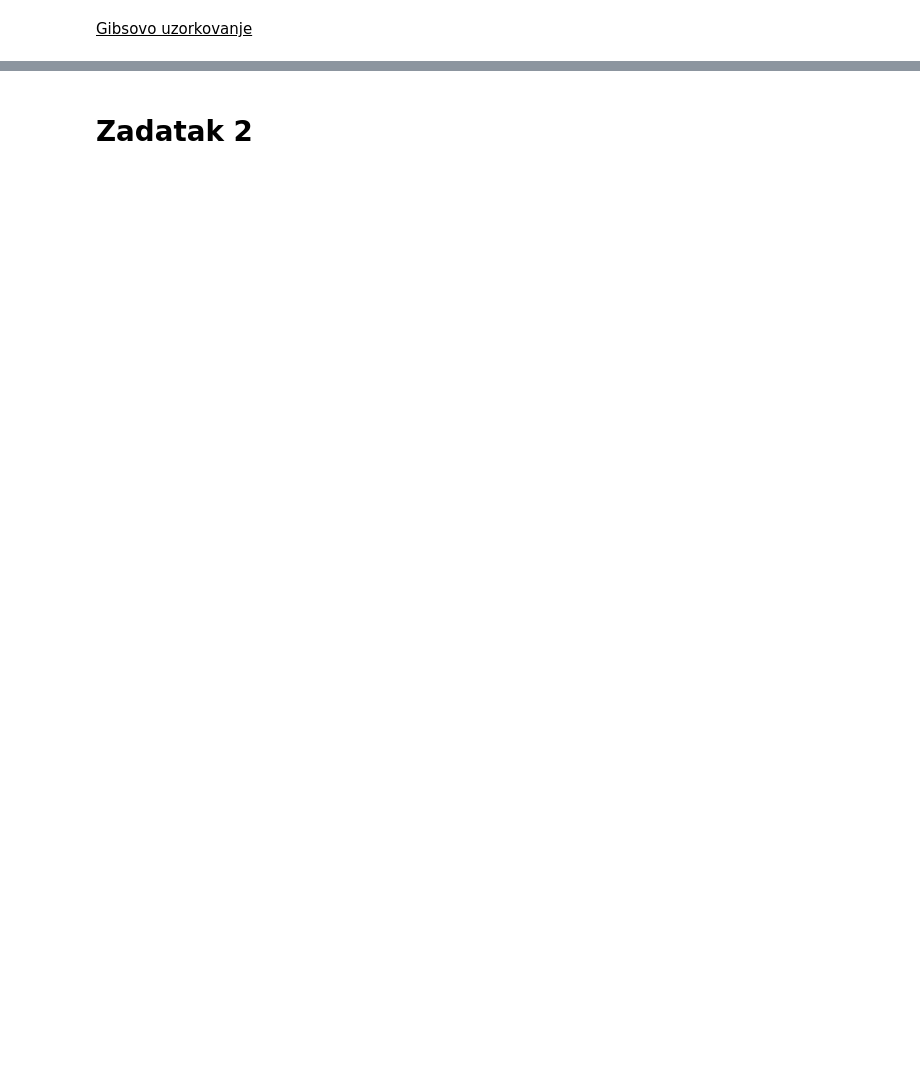
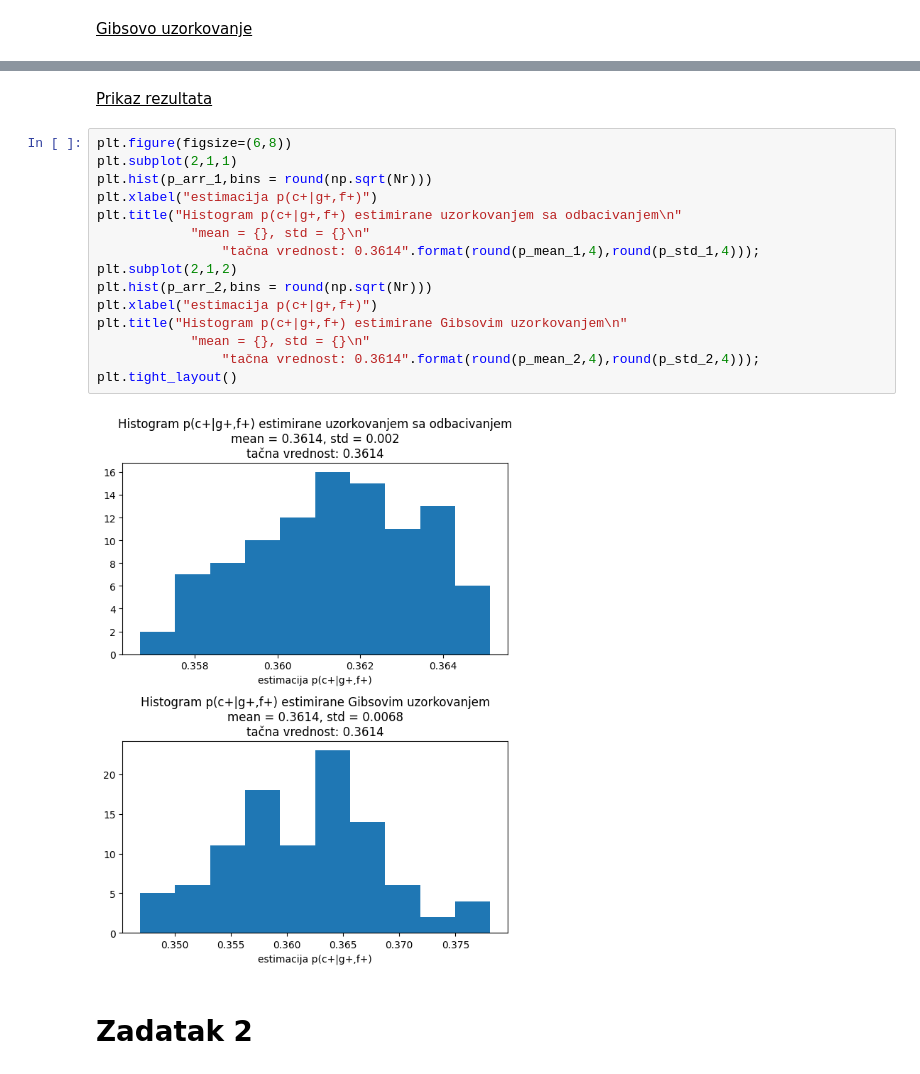
Before and after one commit to ljubenovic/Bayesian-networks-and-Particle-Filter, a Jupyter notebook: VI_dz2_2020_0117.ipynb, the cells around one changed output, grey strips where cells are left out. Drawn from its saved outputs; the diff is of its cells as text; blank space fills up the shorter version.

```diff
--- a/VI_dz2_2020_0117.ipynb
+++ b/VI_dz2_2020_0117.ipynb
@@ -163,2 +120,21 @@ plt.title("Histogram p(c+|g+,f+) estimirane Gibsovim uzorkovanjem\n"
+# %% [markdown]
+<u>Prikaz rezultata</u>
+# %%
+plt.figure(figsize=(6,8))
+plt.subplot(2,1,1)
+plt.hist(p_arr_1,bins = round(np.sqrt(Nr)))
+plt.xlabel("estimacija p(c+|g+,f+)")
+plt.title("Histogram p(c+|g+,f+) estimirane uzorkovanjem sa odbacivanjem\n"
+            "mean = {}, std = {}\n"
+                "tačna vrednost: 0.3614".format(round(p_mean_1,4),round(p_std_1,4)));
+plt.subplot(2,1,2)
+plt.hist(p_arr_2,bins = round(np.sqrt(Nr)))
+plt.xlabel("estimacija p(c+|g+,f+)")
+plt.title("Histogram p(c+|g+,f+) estimirane Gibsovim uzorkovanjem\n"
+            "mean = {}, std = {}\n"
+                "tačna vrednost: 0.3614".format(round(p_mean_2,4),round(p_std_2,4)));
+plt.tight_layout()
+# %% [output]
+[figure, added]
 # %% [markdown]
 # Zadatak 2
```
Also changed, not shown: parts of 3 cells of this notebook, 3 other files.
